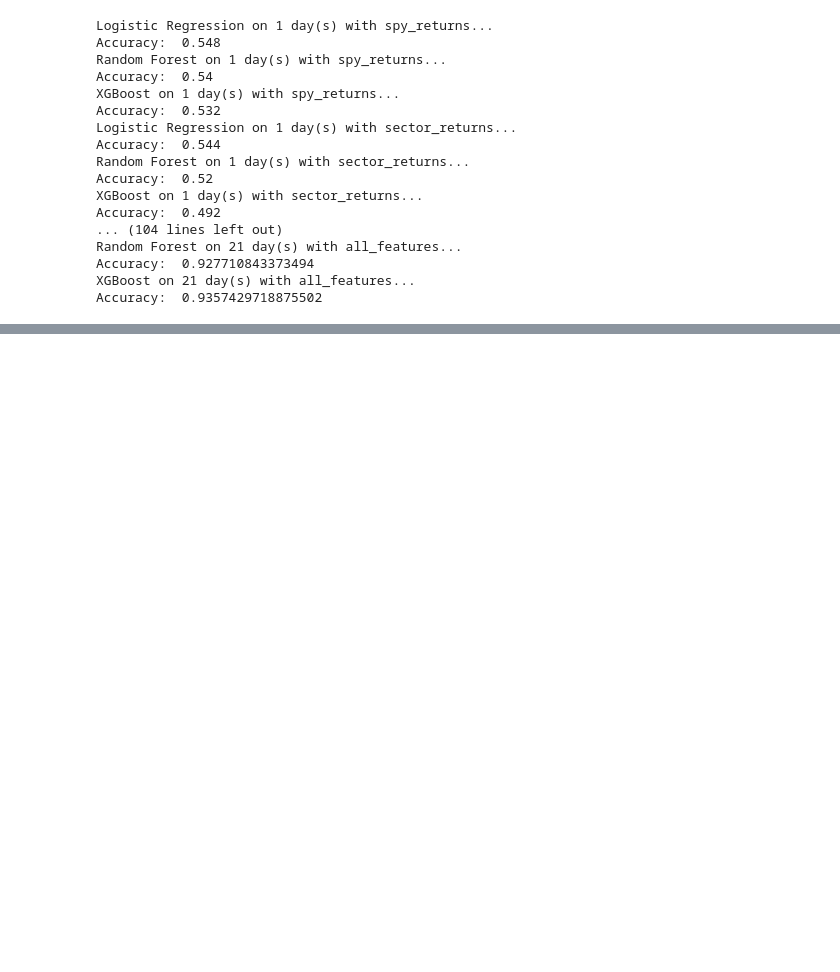
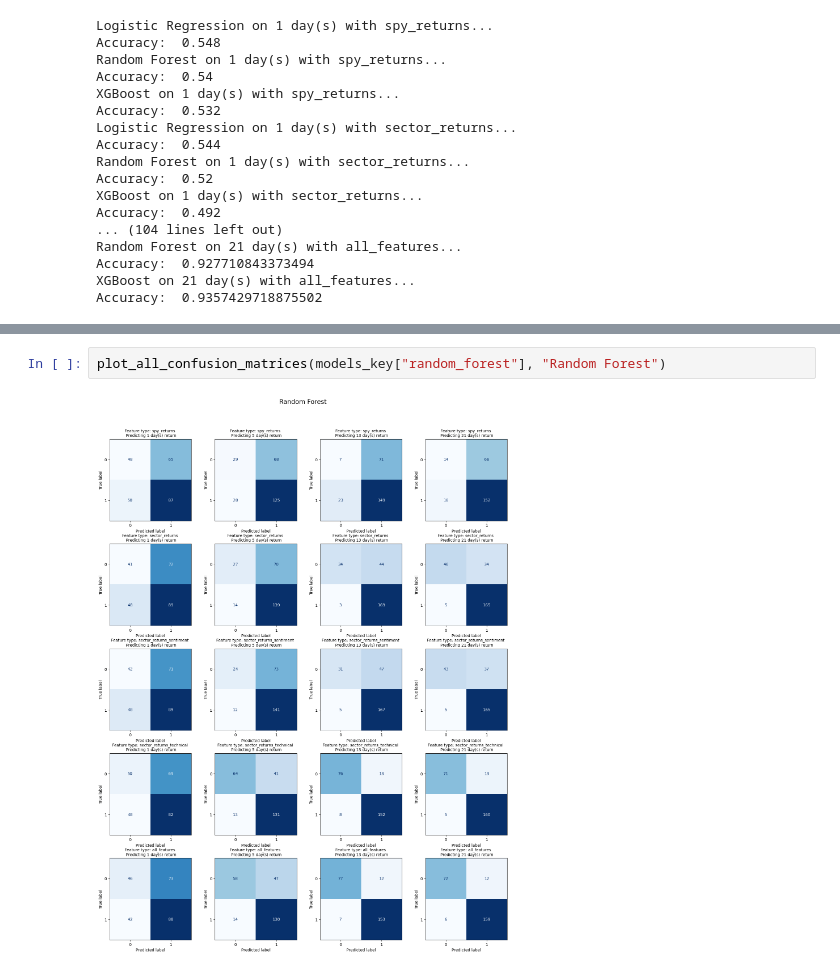
Before and after one commit to nogibjj/Hedgehog, a Jupyter notebook: predictions.ipynb, the cells around one changed output, grey strips where cells are left out. Saved outputs shown, nothing was run; the diff lists cells and outputs as text; blank space fills up the shorter version.

```diff
--- a/predictions.ipynb
+++ b/predictions.ipynb
@@ -113,0 +142,4 @@ Accuracy:  0.9357429718875502
+# %%
+plot_all_confusion_matrices(models_key["random_forest"], "Random Forest")
+# %% [output]
+[figure, added]
```
Also changed, not shown: parts of 3 cells of this notebook.
